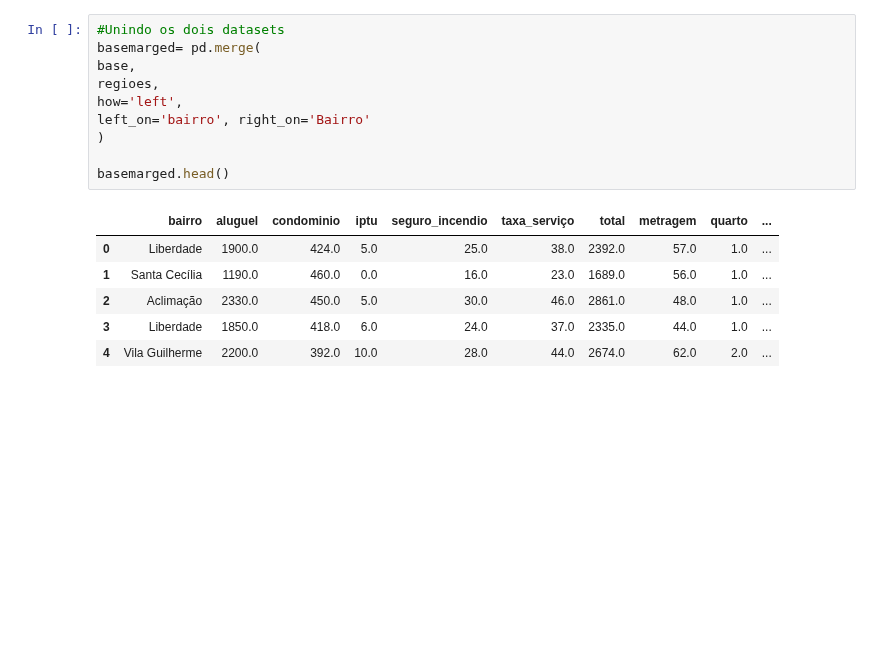
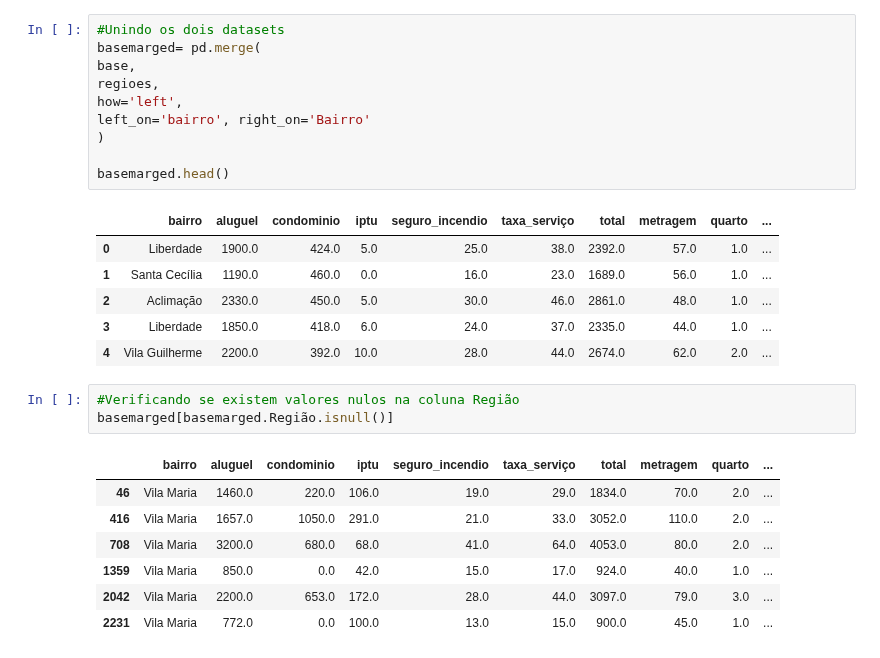
Before and after one commit to abilioepalanga/Market-Value-Predictor-Airbnb, a Jupyter notebook: main.ipynb, the cells around one changed output. Saved outputs shown, nothing was run; the diff lists cells and outputs as text; blank space fills up the shorter version.

```diff
--- a/main.ipynb
+++ b/main.ipynb
@@ -1029,3 +1029,14 @@ basemarged.head()
 | 2 | Aclimação | 2330.0 | 450.0 | 5.0 | 30.0 | 46.0 | 2861.0 | 48.0 | 1.0 | ... |
 | 3 | Liberdade | 1850.0 | 418.0 | 6.0 | 24.0 | 37.0 | 2335.0 | 44.0 | 1.0 | ... |
 | 4 | Vila Guilherme | 2200.0 | 392.0 | 10.0 | 28.0 | 44.0 | 2674.0 | 62.0 | 2.0 | ... |
+# %%
+#Verificando se existem valores nulos na coluna Região
+basemarged[basemarged.Região.isnull()]
+# %% [output]
+|  | bairro | aluguel | condominio | iptu | seguro_incendio | taxa_serviço | total | metragem | quarto | ... |
+| 46 | Vila Maria | 1460.0 | 220.0 | 106.0 | 19.0 | 29.0 | 1834.0 | 70.0 | 2.0 | ... |
+| 416 | Vila Maria | 1657.0 | 1050.0 | 291.0 | 21.0 | 33.0 | 3052.0 | 110.0 | 2.0 | ... |
+| 708 | Vila Maria | 3200.0 | 680.0 | 68.0 | 41.0 | 64.0 | 4053.0 | 80.0 | 2.0 | ... |
+| 1359 | Vila Maria | 850.0 | 0.0 | 42.0 | 15.0 | 17.0 | 924.0 | 40.0 | 1.0 | ... |
+| 2042 | Vila Maria | 2200.0 | 653.0 | 172.0 | 28.0 | 44.0 | 3097.0 | 79.0 | 3.0 | ... |
+| 2231 | Vila Maria | 772.0 | 0.0 | 100.0 | 13.0 | 15.0 | 900.0 | 45.0 | 1.0 | ... |
```
Also changed, not shown: parts of 4 cells of this notebook.
